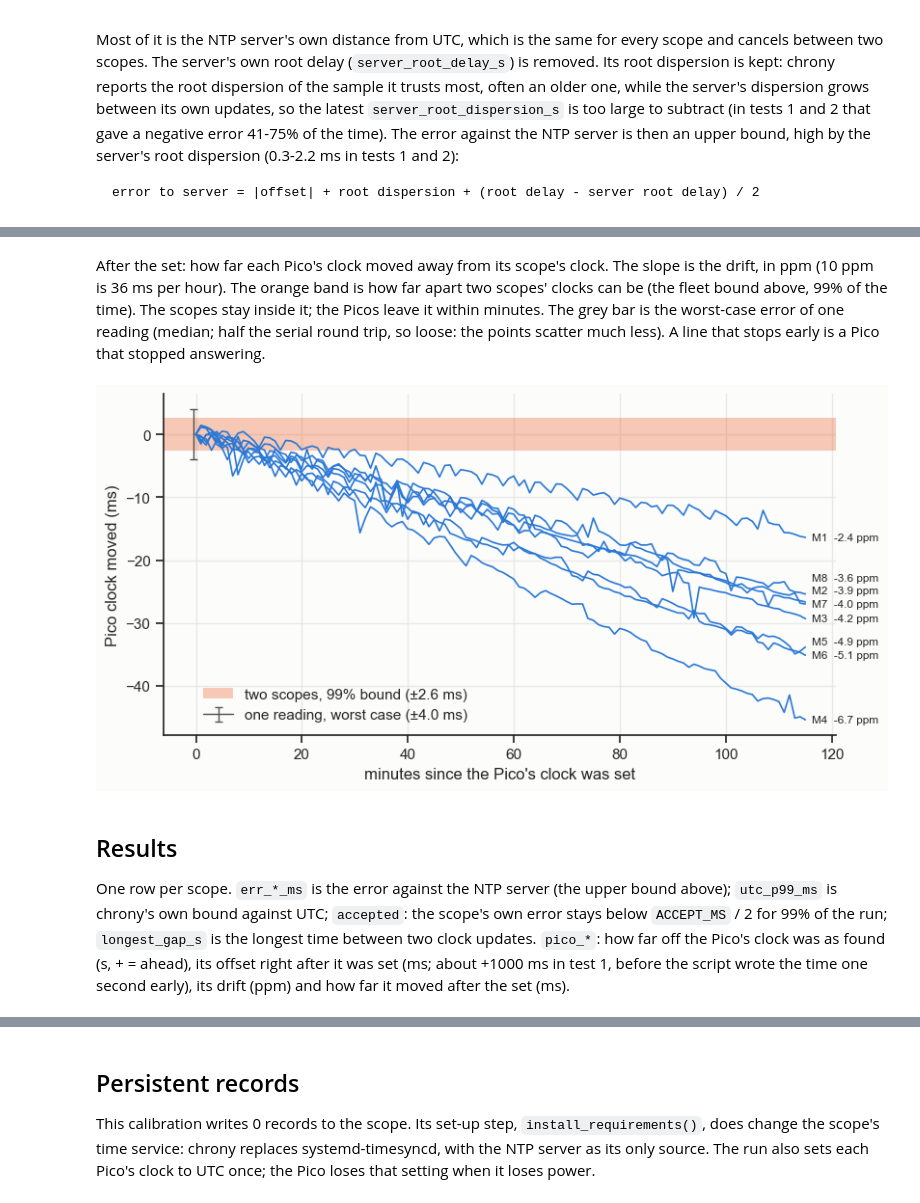
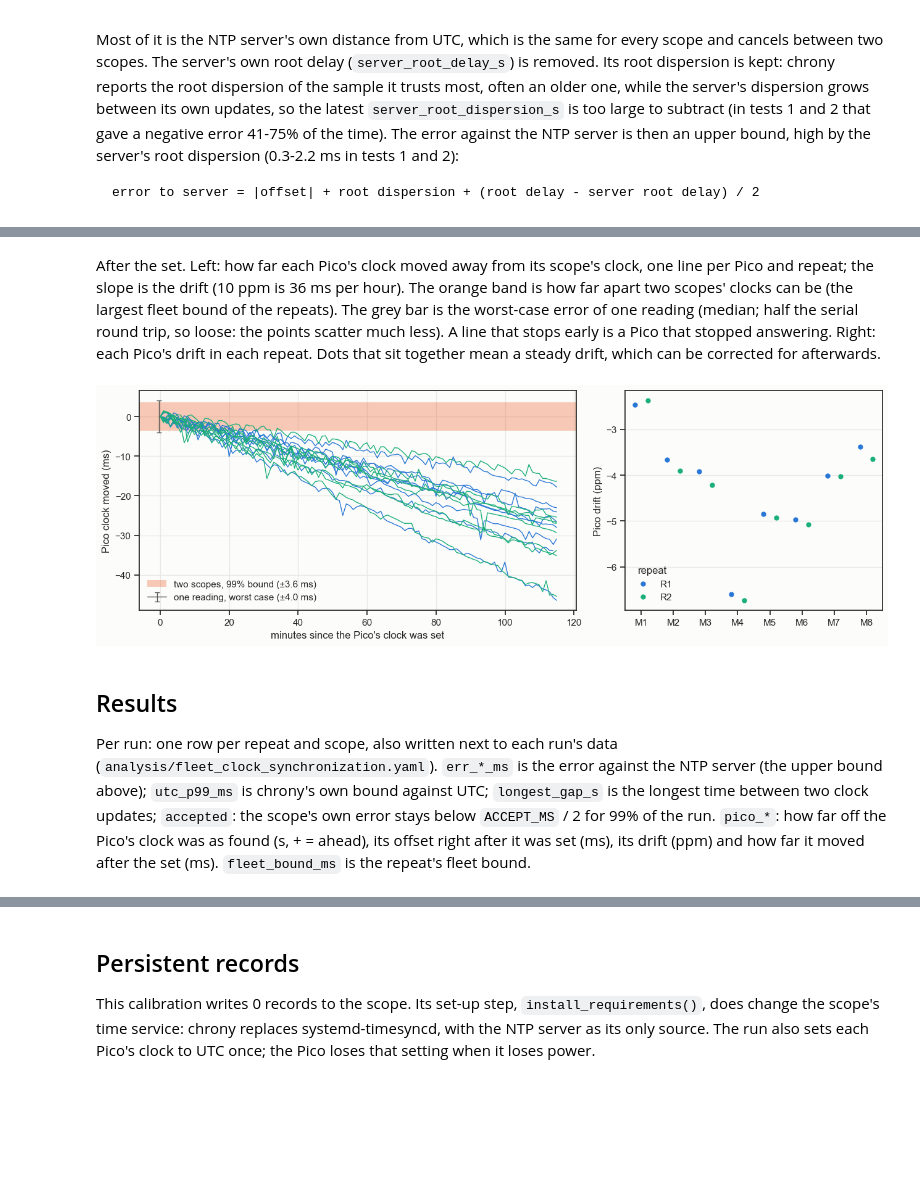
Before and after one commit to Trappy-Scopes/trappyframe, a Jupyter notebook: calibrations/fleet_clock_synchronization.ipynb, the cells around one changed output, grey strips where cells are left out. Cells and saved outputs as stored; diff of their text form; code cells hidden in the pictures; blank space fills up the shorter version.

```diff
--- a/calibrations/fleet_clock_synchronization.ipynb
+++ b/calibrations/fleet_clock_synchronization.ipynb
@@ -211,7 +232,8 @@ server's root dispersion (0.3-2.2 ms in tests 1 and 2):
 ntp = res[res.stream == "ntp"].dropna(axis=1, how="all").copy()
 old_sign = setup[setup.sign_check.astype(str).str.startswith("OPPOSITE")].eid.unique()
 ntp.loc[ntp.eid.isin(old_sign), "offset_s"] *= -1        # recorded before the script fixed the sign
-tr = pd.concat([pd.read_csv(f"{exps.get_parent_dir(e)}/{e}_tracking.csv").assign(eid=e)
+ntp = ntp.assign(scope=ntp.eid.map(scope_of), rep=ntp.eid.map(rep_of))
+tr = pd.concat([pd.read_csv(f"{exp_of[e].get_parent_dir(e)}/{e}_tracking.csv").assign(eid=e)
                 for e in runs.eid]).sort_values("wall")
 last = ntp[["eid", "wall", "server_root_delay_s"]].sort_values("wall")
 last["server_root_delay_s"] = last.groupby("eid").server_root_delay_s.cummin()  # never remove too much
@@ -219,6 +241,6 @@ tr = pd.merge_asof(tr, last, on="wall", by="eid", direction="backward")
 tr["err_server_s"] = (tr.clock_offset_s.abs() + tr.root_dispersion_s
                       + (tr.root_delay_s - tr.server_root_delay_s) / 2)
 tr = tr.dropna(subset=["err_server_s"])                  # before the run's first clock update
-tr["scope"] = tr.eid.map(scope_of)
-tr["time"] = pd.to_datetime(tr.wall, unit="s", utc=True).dt.tz_convert(TZ)
+tr = tr.assign(scope=tr.eid.map(scope_of), rep=tr.eid.map(rep_of))
+tr["hours"] = (tr.wall - tr.groupby("rep").wall.transform("min")) / 3600   # since the repeat began
 # %% [markdown]
@@ -311,10 +339,9 @@ its clock counts fractions of a second.
 # %%
 pico = res[res.stream == "pico"].dropna(axis=1, how="all").sort_values("wall")
-pico["scope"] = pico.eid.map(scope_of)
-info = exps.df_events.query("type == 'pico_check'").assign(scope=lambda d: d.eid.map(scope_of))
-found = pico[pico.phase == "as_found"].groupby("scope").first()
-found = info.set_index("scope")[["machine", "micropython", "time_ns_subsecond"]].join(
-    found[["pico_time", "offset_s"]].rename(columns={"pico_time": "pico_clock_as_found"}))
-found["found_s"] = found.pop("offset_s").round(3)
-found.reindex(present).astype({"found_s": str})           # plain seconds, not 1.85e+08
+pico = pico.assign(scope=pico.eid.map(scope_of), rep=pico.eid.map(rep_of))
+info = pd.concat(e.df_events.query("type == 'pico_check'") for e in exps.values())
+info = info.assign(scope=info.eid.map(scope_of)).groupby("scope")[
+    ["machine", "micropython", "time_ns_subsecond"]].last()
+found = pico[pico.phase == "as_found"].groupby(["scope", "rep"]).offset_s.first().unstack("rep")
+info.join(found.round(3).astype(str).add_prefix("found_s ")).reindex(present)   # plain seconds
 # %% [output]
@@ -331,42 +358,42 @@ found.reindex(present).astype({"found_s": str})           # plain seconds, not 1
 # %% [markdown]
-After the set: how far each Pico's clock moved away from its scope's clock. The slope is the drift, in ppm (10 ppm
-is 36 ms per hour). The orange band is how far apart two scopes' clocks can be (the fleet bound above,
-99% of the time). The scopes stay inside it; the Picos leave it within minutes. The grey bar is the worst-case error of
-one reading (median; half the serial round trip, so loose: the points scatter much less). A line that stops early is a Pico that stopped answering.
+After the set. Left: how far each Pico's clock moved away from its scope's clock, one line per Pico and repeat;
+the slope is the drift (10 ppm is 36 ms per hour). The orange band is how far apart two scopes' clocks can be
+(the largest fleet bound of the repeats). The grey bar is the worst-case error of one reading (median; half the
+serial round trip, so loose: the points scatter much less). A line that stops early is a Pico that stopped
+answering. Right: each Pico's drift in each repeat. Dots that sit together mean a steady drift, which can be
+corrected for afterwards.
 # %%
 after = pico[pico.phase == "after_set"].copy()
-t0 = after.groupby("scope").wall.transform("first")
-after["minutes"] = (after.wall - t0) / 60
-after["moved_ms"] = 1e3 * (after.offset_s - after.groupby("scope").offset_s.transform("first"))
-drift = after.groupby("scope")[["wall", "offset_s"]].apply(
-    lambda d: 1e6 * np.polyfit(d.wall - d.wall.iloc[0], d.offset_s, 1)[0])
+first = after.groupby(["rep", "scope"])
+after["minutes"] = (after.wall - first.wall.transform("first")) / 60
+after["moved_ms"] = 1e3 * (after.offset_s - first.offset_s.transform("first"))
+drift = after.groupby(["rep", "scope"])[["wall", "offset_s"]].apply(
+    lambda d: 1e6 * np.polyfit(d.wall - d.wall.iloc[0], d.offset_s, 1)[0]).rename("ppm")
 
-band = 1e3 * fleet_p99
-fig, ax = plt.subplots(figsize=(9, 4.6))
+band = bounds.fleet_bound_ms.max()
+fig, (ax, bx) = plt.subplots(1, 2, figsize=(13, 4.4), gridspec_kw={"width_ratios": [1.7, 1]})
 ax.axhspan(-band, band, color=ERR["utc"], alpha=0.35, lw=0, label=f"two scopes, 99% bound (±{band:.1f} ms)")
-ends = []
-for s, d in after.groupby("scope"):
-    ax.plot(d.minutes, d.moved_ms, color=ERR["server"], lw=1.2)
-    ends.append([d.moved_ms.iloc[-1], d.minutes.iloc[-1], f"{s}  {drift[s]:+.1f} ppm"])
-gap = 0.045 * np.ptp(after.moved_ms)                      # keep the end labels apart
-ends.sort()
-for i in range(1, len(ends)):
-    ends[i][0] = max(ends[i][0], ends[i - 1][0] + gap)
-for y, x, label in ends:
-    ax.annotate(label, (x, y), xytext=(5, 0), textcoords="offset points", va="center", fontsize=8.5)
+for (r, s), d in after.groupby(["rep", "scope"]):
+    ax.plot(d.minutes, d.moved_ms, color=REP[r], lw=1)
 e = 1e3 * after.error_s.median()
 ax.errorbar(-0.4, 0, yerr=e, color=ERR["limit"], capsize=3, lw=1, label=f"one reading, worst case (±{e:.1f} ms)")
 ax.set(xlabel="minutes since the Pico's clock was set", ylabel="Pico clock moved (ms)")
-ax.spines[["top", "right"]].set_visible(False)
-ax.legend(loc="lower left", bbox_to_anchor=(0.04, 0));
+ax.legend(loc="lower left")
+sns.stripplot(drift.reset_index(), x="scope", y="ppm", hue="rep", order=present, hue_order=list(exps),
+              palette=REP, dodge=True, jitter=False, size=6, ax=bx)
+bx.set(xlabel="", ylabel="Pico drift (ppm)")
+bx.legend(title="repeat", loc="lower left")
+fig.tight_layout()
 # %% [output]
-[figure, old version]
+[figure, new version]
 # %% [markdown]
 ## Results
 
-One row per scope. `err_*_ms` is the error against the NTP server (the upper bound above); `utc_p99_ms` is chrony's own bound against
-UTC; `accepted`: the scope's own error stays below `ACCEPT_MS` / 2 for 99% of the run; `longest_gap_s` is the longest time
-between two clock updates. `pico_*`: how far off the Pico's clock was as found (s, + = ahead), its offset right after
-it was set (ms; about +1000 ms in test 1, before the script wrote the time one second early), its drift (ppm) and how far it moved after the set (ms).
+Per run: one row per repeat and scope, also written next to each run's data
+(`analysis/fleet_clock_synchronization.yaml`). `err_*_ms` is the error against the NTP server (the upper bound
+above); `utc_p99_ms` is chrony's own bound against UTC; `longest_gap_s` is the longest time between two clock
+updates; `accepted`: the scope's own error stays below `ACCEPT_MS` / 2 for 99% of the run. `pico_*`: how far off
+the Pico's clock was as found (s, + = ahead), its offset right after it was set (ms), its drift (ppm) and how far
+it moved after the set (ms). `fleet_bound_ms` is the repeat's fleet bound.
 # %%
 q = lambda p: (lambda x: 1e3 * x.quantile(p))
```
Also changed, not shown: parts of 22 cells of this notebook, 1 other file.
